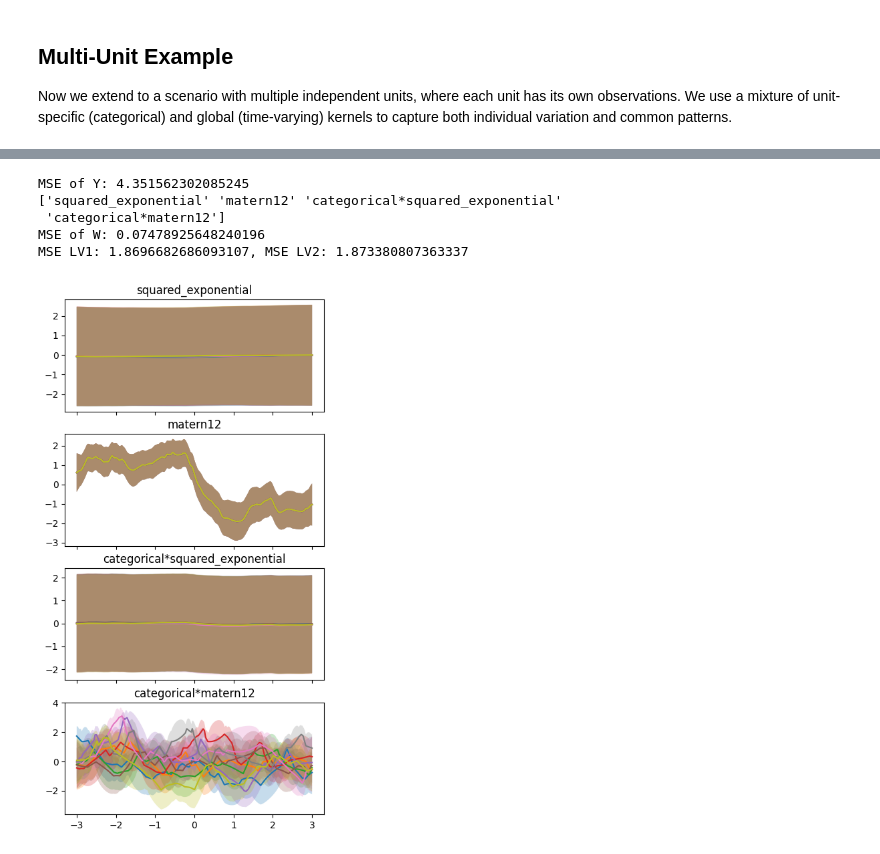
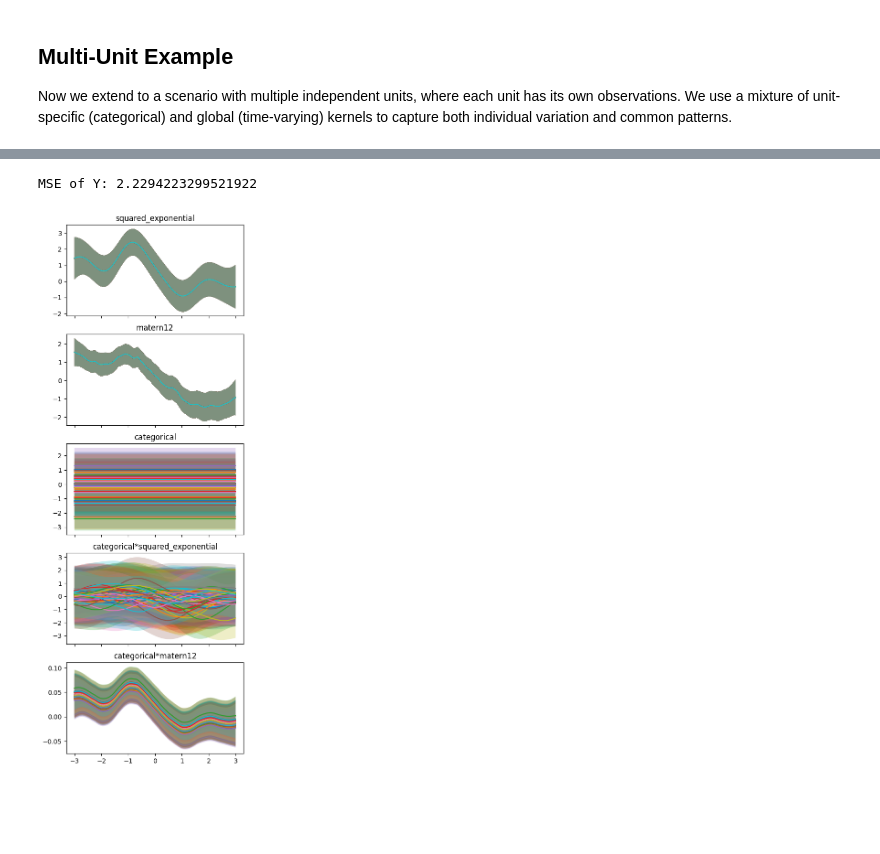
Before and after one commit to omicsEye/waveome, a Jupyter notebook: multioutput/multioutput_examples.ipynb, the cells around one changed output, grey strips where cells are left out. Cells and saved outputs as stored; diff of their text form; code cells hidden in the pictures; blank space fills up the shorter version.

```diff
--- a/multioutput/multioutput_examples.ipynb
+++ b/multioutput/multioutput_examples.ipynb
@@ -401,13 +420,22 @@ Now we extend to a scenario with multiple independent units, where each unit has
 k1_ind = gpflow.kernels.SquaredExponential(active_dims=[1])
 k2_ind = kernels.Categorical(active_dims=[0]) * gpflow.kernels.Matern12(variance=1., lengthscales=0.5, active_dims=[1])
 
-x_grid = np.linspace(start=-3, stop=3, num=500).reshape(-1, 1)
+x_grid = np.linspace(start=-3, stop=3, num=100).reshape(-1, 1)
 # True mixing matrix expanded to 4 outputs × 5 latent GPs (with 3 zeros for unused latents)
 multi_w_matrix = np.array([[0.9, 0., 0., 0., 0.1],
                             [0.1, 0., 0., 0., 0.9],
                             [0.5, 0., 0., 0., 0.5],
                             [-0.5, 0., 0., 0., -0.5]])
-ids = np.arange(start=1, stop=10)
+ids = np.arange(start=1, stop=51) # originally 10 ids
 id_grid = np.repeat(ids, len(x_grid)).reshape(-1, 1).astype(float)
 multi_x_grid = np.tile(x_grid.flatten(), len(ids)).reshape(-1, 1)
 multi_x_grid = np.hstack((id_grid, multi_x_grid))
+# %%
+n = id_grid.flatten().size
+print("n points:", n)
+import time, numpy as np
+K = k1_ind(multi_x_grid)
+print("K shape:", K.shape)
+t0 = time.time()
+_ = np.linalg.cholesky(K + 1e-6*np.eye(n))   # times the factorization step
+print("chol time:", time.time()-t0)
@@ -447,7 +479,7 @@ multi_y = multi_y.astype(np.float64)
 # %%
 # Subsample data: obs_per_unit observations per unit for training
 np.random.seed(RANDOM_SEED)
-obs_per_unit = 50
+obs_per_unit = 10 # originally 50 observations per unit
 multi_x_grid_train = []
 multi_y_train = []
 
@@ -567,6 +599,7 @@ num_latent_gps = 5
 
 # Use the subsampled training data (50 observations per unit)
 # multi_y_train is already float64 from the previous cell
+np.random.seed(9102)
 
 # Fit SVGP with linear coregionalization
 m_multi = gpflow.models.SVGP(
@@ -587,7 +620,7 @@ m_multi = gpflow.models.SVGP(
     num_latent_gps=num_latent_gps
 )
 
-m_multi = optimize_multioutput_model(m_multi, multi_x_grid_train, multi_y_train)
+m_multi = optimize_multioutput_model(m_multi, multi_x_grid_train, multi_y_train, orthog_weight=0, hs_scale=0.1)
 gpflow.utilities.print_summary(m_multi)
 # %% [output]
 WARNING:absl:At this time, the v2.11+ optimizer `tf.keras.optimizers.Adam` runs slowly on M1/M2 Macs, please use the legacy Keras optimizer instead, located at `tf.keras.optimizers.legacy.Adam`.
@@ -794,64 +827,46 @@ True mixing matrix W_true (4 outputs × 2 true latent GPs):
 # %%
 multi_x_grid_sorted = multi_x_grid[np.argsort(multi_x_grid[:, 1])]
 
 mu_hat, var_hat = m_multi.predict_f(multi_x_grid_sorted)
 y_hat, y_var_hat = m_multi.predict_y(multi_x_grid_sorted)
 
 mse_y = ((multi_y - y_hat.numpy())**2).mean()
 print(f"MSE of Y: {mse_y}")
 
-# "On" processes
 W_ = m_multi.kernel.W.numpy()
-W_norm = (np.abs(W_)/np.abs(W_).sum(axis=1)[:, None]).round(2)
-keep_gps = W_norm.mean(axis=0) > 0.01
+num_latents = W_.shape[1]
 kernel_list = [
     "squared_exponential",
     "matern12",
     "categorical",
     "categorical*squared_exponential",
     "categorical*matern12"
 ]
-print(np.array(kernel_list)[keep_gps])
 
-# Get Mean Absolute Error
-w_true = multi_w_matrix
-mse_w = ((w_true - W_ )**2).mean()
-print(f"MSE of W: {mse_w}")
+# Recover latent means using pseudo-inverse (no keep filtering)
+latents_recovered = mu_hat.numpy() @ np.linalg.pinv(W_).T
+l_mu_hat = latents_recovered
+l_var_hat = np.transpose(np.linalg.pinv((W_)**2) @ np.transpose(var_hat))
 
-# Get latent mean
-l_mu_hat = mu_hat.numpy() @ np.transpose(np.linalg.pinv(W_))[:, keep_gps]
-
-# Center means
-# l_mu_hat = l_mu_hat - tf.math.reduce_mean(l_mu_hat, axis=0)
-
-# Get latent variances
-l_var_hat = np.transpose(np.linalg.pinv((W_[:, keep_gps])**2) @ np.transpose(var_hat))
-
-# Get MSE for each true latent function
-mse_lv1 = ((lrv1_multi - (mu_hat.numpy() @ np.transpose(np.linalg.pinv(W_))[:, 1]))**2).mean()
-mse_lv2 = ((lrv2_multi - (mu_hat.numpy() @ np.transpose(np.linalg.pinv(W_))[:, 4]))**2).mean()
-print(f"MSE LV1: {mse_lv1}, MSE LV2: {mse_lv2}")
-
-# Now plot latents
-figs, axs = plt.subplots(sum(keep_gps), 1, figsize=(5,10), sharex=True)
-for i in range(sum(keep_gps)):
+# Plot each latent
+figs, axs = plt.subplots(max(1, num_latents), 1, figsize=(5, 3*max(1, num_latents)), sharex=True)
+if num_latents == 1:
+    axs = [axs]
+for i in range(num_latents):
     for idx in np.unique(multi_x_grid_sorted[:, 0]):
+        mask = multi_x_grid_sorted[:, 0] == idx
         axs[i].fill_between(
-            x=multi_x_grid_sorted[multi_x_grid_sorted[:, 0] == idx, 1].flatten(),
-            y1=l_mu_hat[multi_x_grid_sorted[:, 0] == idx,i] - 1.96*np.sqrt(l_var_hat[multi_x_grid_sorted[:, 0] == idx, i]),
-            y2=l_mu_hat[multi_x_grid_sorted[:, 0] == idx,i] + 1.96*np.sqrt(l_var_hat[multi_x_grid_sorted[:, 0] == idx, i]),
+            x=multi_x_grid_sorted[mask, 1].flatten(),
+            y1=l_mu_hat[mask, i] - 1.96*np.sqrt(l_var_hat[mask, i]),
+            y2=l_mu_hat[mask, i] + 1.96*np.sqrt(l_var_hat[mask, i]),
             alpha=0.25
         )
-        axs[i].plot(multi_x_grid_sorted[multi_x_grid_sorted[:, 0] == idx, 1], l_mu_hat[multi_x_grid_sorted[:, 0] == idx,i])
-
-    axs[i].set_title(np.array(kernel_list)[keep_gps][i])
+        axs[i].plot(multi_x_grid_sorted[mask, 1], l_mu_hat[mask, i])
+    title = kernel_list[i] if i < len(kernel_list) else f"Latent {i+1}"
+    axs[i].set_title(title)
 # %% [output]
-MSE of Y: 4.351562302085245
-['squared_exponential' 'matern12' 'categorical*squared_exponential'
- 'categorical*matern12']
-MSE of W: 0.07478925648240196
-MSE LV1: 1.8696682686093107, MSE LV2: 1.873380807363337
+MSE of Y: 2.2294223299521922
-[figure, old version]
+[figure, new version]
 # %%
 # Visualize learned vs true latent processes
 fig, axs = plt.subplots(2, 4, figsize=(16, 8))
```
Also changed, not shown: parts of 25 cells of this notebook, 5 other files.
